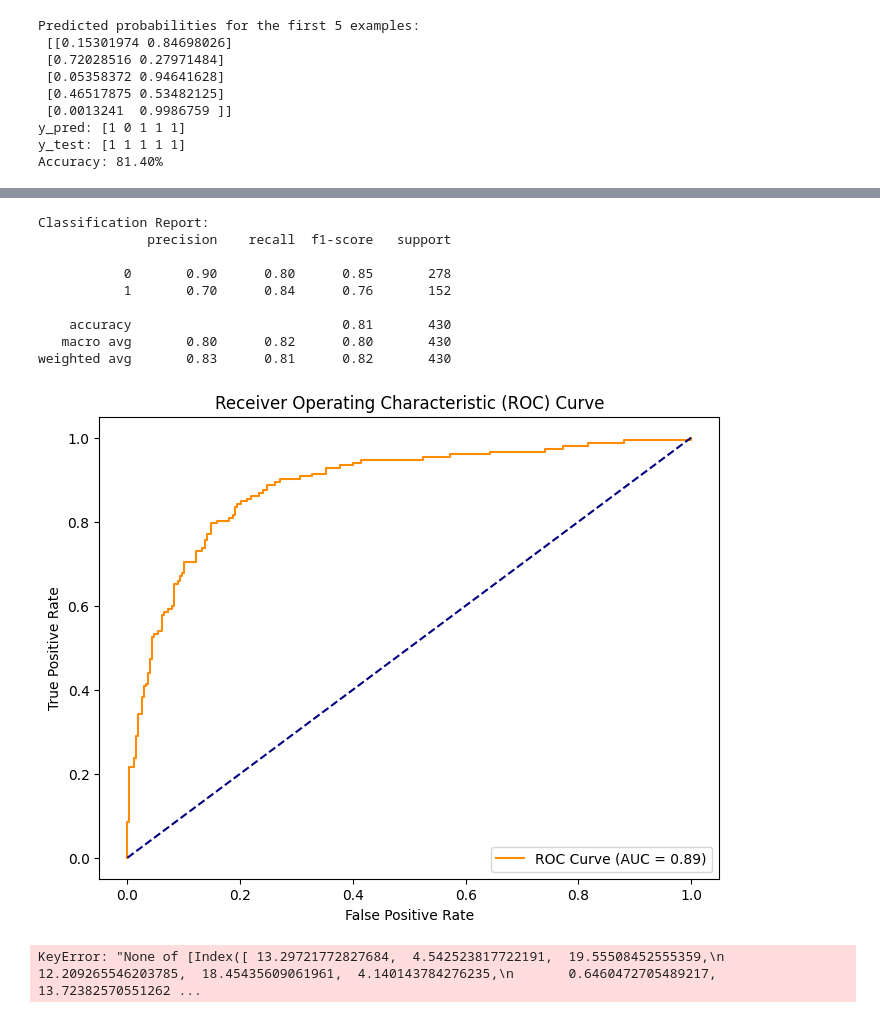
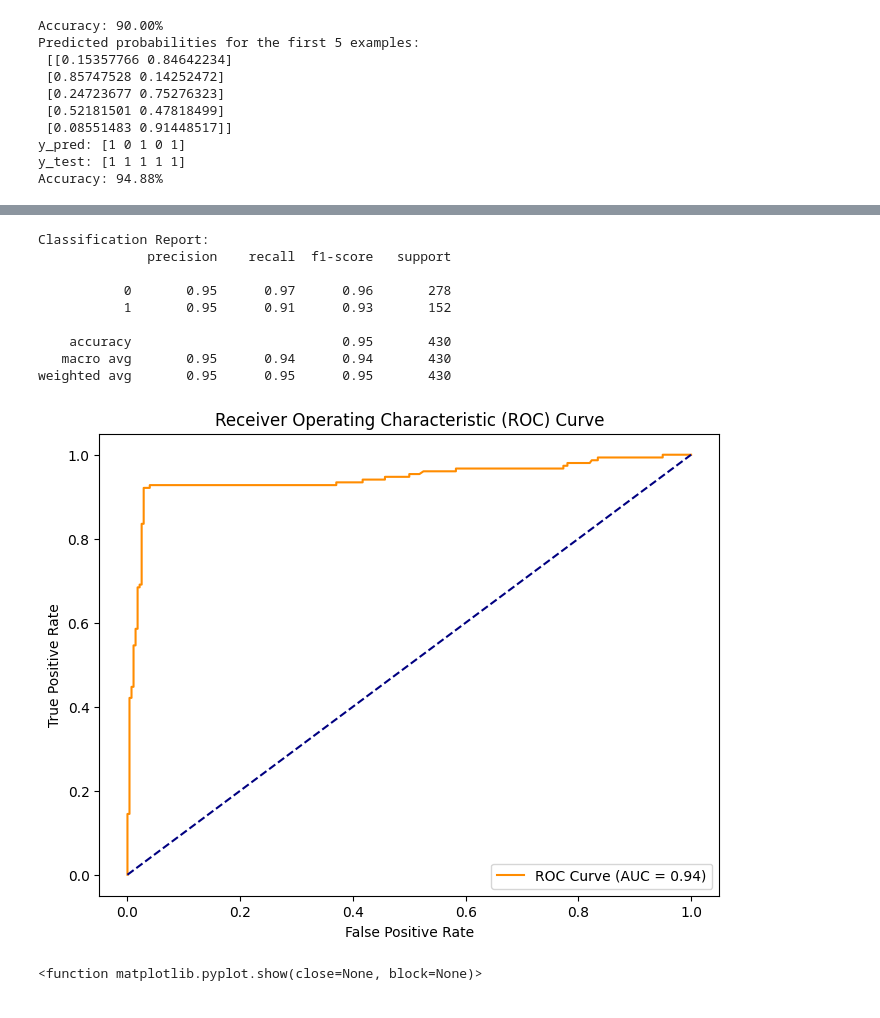
Before and after one commit to Spakshots/NeuroCurve, a Jupyter notebook: NeuroPy/main.ipynb, the cells around one changed output, grey strips where cells are left out. Saved outputs shown, nothing was run; the diff lists cells and outputs as text; code cells hidden in the pictures.

Commit message:
Mythical Forest (95% accurate)

```diff
--- a/NeuroPy/main.ipynb
+++ b/NeuroPy/main.ipynb
@@ -4,6 +4,10 @@ import pandas as pd
 from sklearn.model_selection import train_test_split, GridSearchCV
 from sklearn.preprocessing import StandardScaler
 from sklearn.linear_model import LogisticRegression
+from sklearn.model_selection import KFold, cross_val_score
+from sklearn.tree import DecisionTreeClassifier
+from sklearn.metrics import recall_score
+from sklearn.ensemble import RandomForestClassifier
 from sklearn.metrics import (
     accuracy_score, confusion_matrix, classification_report,
     roc_curve, roc_auc_score
@@ -54,17 +58,29 @@ X_train, X_test, y_train, y_test = train_test_split(
 model = LogisticRegression(class_weight='balanced', max_iter=1000)
 model.fit(X_train, y_train)
 
-''' ----------- Evaluation ----------- '''
-y_prob = model.predict_proba(X_test)
-print("Predicted probabilities for the first 5 examples:\n", y_prob[:5])
+'''-------------Decision Tree Model---------'''
+tree = DecisionTreeClassifier()
+tree.fit(X_train, y_train)
+y_pred_tree = tree.predict(X_test)
+y_prob_tree = tree.predict_proba(X_test)
+accuracy = accuracy_score(y_test, y_pred_tree)
 
-y_pred = model.predict(X_test)
-print(f"y_pred: {y_pred[:5]}")
+'''------------Mythical Forest---------'''
+
+forest = RandomForestClassifier(n_estimators=len(X_train), random_state=42)
+forest.fit(X_train, y_train)
+
+''' ----------- Evaluating Mythical Forest ----------- '''
+y_prob_forest = forest.predict_proba(X_test)
+print("Predicted probabilities for the first 5 examples:\n", y_prob_forest[:5])
+
+y_pred_forest = forest.predict(X_test)
+print(f"y_pred: {y_pred_forest[:5]}")
 print(f"y_test: {y_test.values[:5]}")
-accuracy = accuracy_score(y_test, y_pred)
+accuracy = accuracy_score(y_test, y_pred_forest)
 print(f"Accuracy: {accuracy * 100:.2f}%")
 
-cm = confusion_matrix(y_test, y_pred)
+cm = confusion_matrix(y_test, y_pred_forest)
 sns.heatmap(cm, annot=True, fmt="d", cmap="Blues")
 plt.title("Confusion Matrix")
 plt.ylabel("Actual Values")
@@ -72,12 +88,12 @@ plt.xlabel("Predicted Values")
 plt.show()
 
 print("Classification Report:")
-print(classification_report(y_test, y_pred))
+print(classification_report(y_test, y_pred_forest))
 
 ''' ROC Curve '''
-y_prob_class1 = y_prob[:, 1]
-fpr, tpr, thresholds = roc_curve(y_test, y_prob_class1)
-roc_auc = roc_auc_score(y_test, y_prob_class1)
+y_prob_forest = y_prob_forest[:, 1]
+fpr, tpr, thresholds = roc_curve(y_test, y_prob_forest)
+roc_auc = roc_auc_score(y_test, y_prob_forest)
 plt.figure(figsize=(8, 6))
 plt.plot(fpr, tpr, label=f'ROC Curve (AUC = {roc_auc:.2f})', color='darkorange')
 plt.plot([0, 1], [0, 1], color='navy', linestyle='--')
@@ -86,6 +102,7 @@ plt.ylabel('True Positive Rate')
 plt.title('Receiver Operating Characteristic (ROC) Curve')
 plt.legend(loc="lower right")
 plt.show()
+
 
 
 """
@@ -105,12 +122,13 @@ y = NeuroCurveOG['Diagnosis']
 #NeuroCurveOG.plot(kind="scatter", x=x, y=y, alpha=0.2)
 plt.show
 # %% [output]
+Accuracy: 90.00%
 Predicted probabilities for the first 5 examples:
- [[0.15301974 0.84698026]
- [0.72028516 0.27971484]
- [0.05358372 0.94641628]
- [0.46517875 0.53482125]
- [0.0013241  0.9986759 ]]
-y_pred: [1 0 1 1 1]
+ [[0.15357766 0.84642234]
+ [0.85747528 0.14252472]
+ [0.24723677 0.75276323]
+ [0.52181501 0.47818499]
+ [0.08551483 0.91448517]]
+y_pred: [1 0 1 0 1]
 y_test: [1 1 1 1 1]
-Accuracy: 81.40%
+Accuracy: 94.88%
@@ -118,11 +136,11 @@ Accuracy: 81.40%
 Classification Report:
               precision    recall  f1-score   support
 
-           0       0.90      0.80      0.85       278
-           1       0.70      0.84      0.76       152
+           0       0.95      0.97      0.96       278
+           1       0.95      0.91      0.93       152
 
-    accuracy                           0.81       430
-   macro avg       0.80      0.82      0.80       430
-weighted avg       0.83      0.81      0.82       430
+    accuracy                           0.95       430
+   macro avg       0.95      0.94      0.94       430
+weighted avg       0.95      0.95      0.95       430
-[figure, old version]
+[figure, new version]
-KeyError: "None of [Index([ 13.29721772827684,  4.542523817722191,  19.55508452555359,\n       12.209265546203785,  18.45435609061961,  4.140143784276235,\n       0.6460472705489217, 13.72382570551262 ...
+<function matplotlib.pyplot.show(close=None, block=None)>
```
Also changed, not shown: parts of 1 cell of this notebook, 1 other file.
